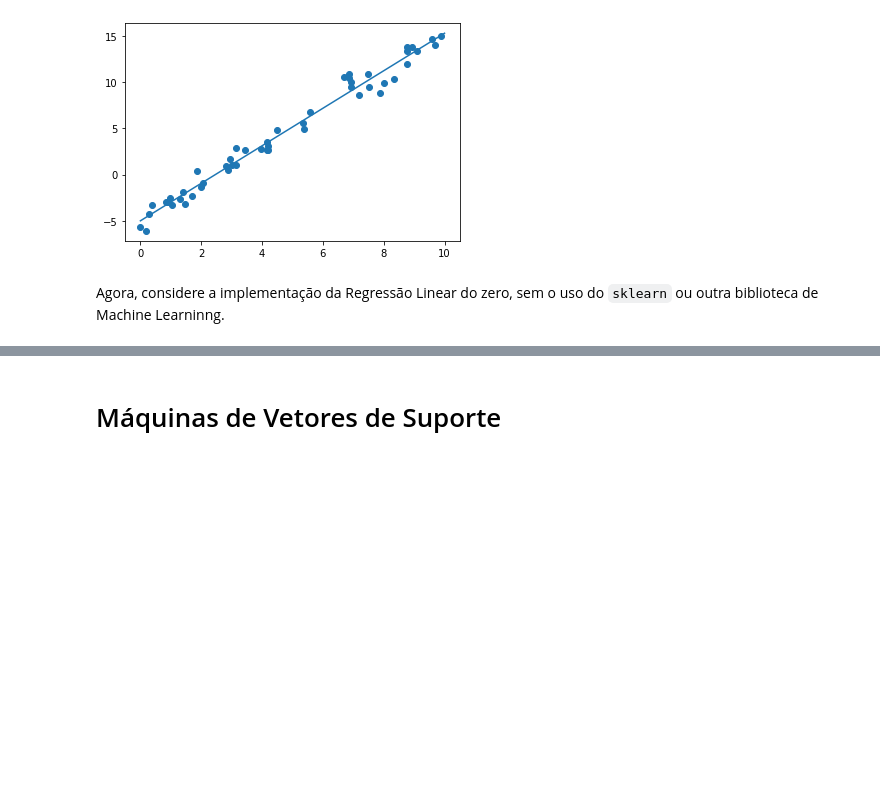
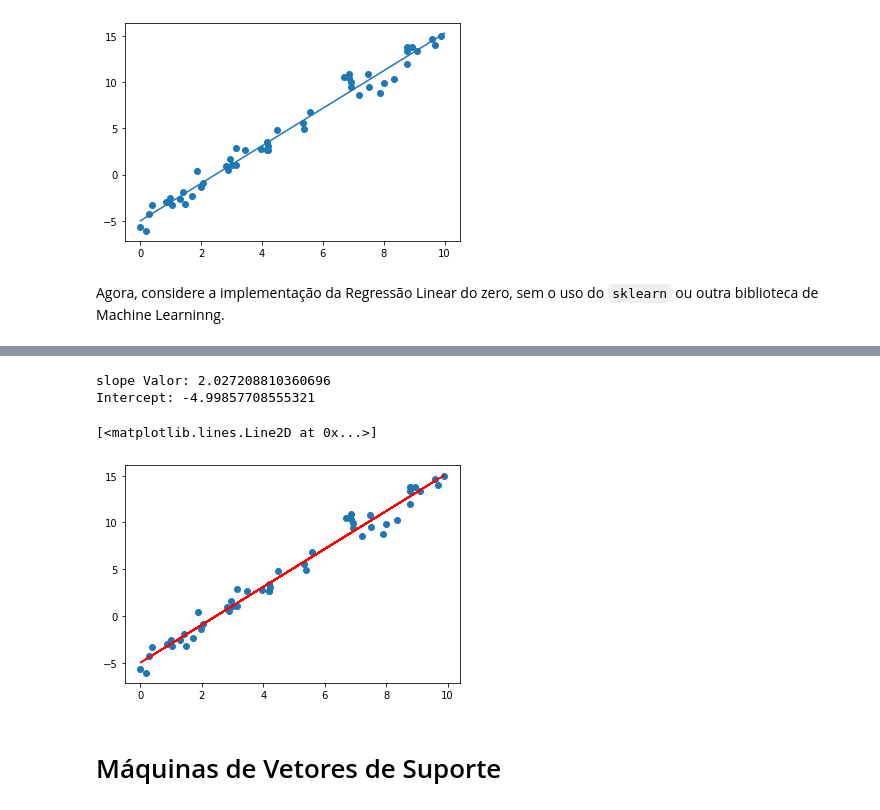
Before and after one commit to Jcss3/Estudos, a Jupyter notebook: Aprendizagem de Maquina/atividade1.ipynb, the cells around one changed output, grey strips where cells are left out. Drawn from its saved outputs; the diff is of its cells as text; code cells hidden in the pictures; blank space fills up the shorter version.

```diff
--- a/Aprendizagem de Maquina/atividade1.ipynb
+++ b/Aprendizagem de Maquina/atividade1.ipynb
@@ -198,0 +225,24 @@ Agora, considere a implementação da Regressão Linear do zero, sem o uso do `s
+# %%
+# valores necessarios para calcular o slope e o intercept
+
+# media das variaveis independentes
+xmean = df['x'].mean()
+
+# diferencça entre os valores e a media
+df['Diferenca x - xMedia'] = xmean - df['x']
+
+# diferença entre os valoers e a media, ao quadrado
+df['Quadrado da Diferenca X'] = df['Diferenca x - xMedia']**2
+
+# somatorio dessa difenreça ao quadrado
+somatorioX = df['Quadrado da Diferenca X'].sum()
+
+# media do target
+ymean = df['y'].mean()
+
+# diferenca entre os valores do target e sua media
+df['Diferenca Y - yMedia'] = ymean - df['y']
+
+# somatorio do produto das diferenças
+somatorioProdutoDiferencas = (df['Diferenca x - xMedia']*df['Diferenca Y - yMedia']).sum()
+df.head()
@@ -199,3 +256,18 @@ Agora, considere a implementação da Regressão Linear do zero, sem o uso do `s
+# %%
+slope = somatorioProdutoDiferencas/somatorioX
+print(f'slope Valor: {slope}')
+intercept = ymean - slope*xmean
+print(f'Intercept: {intercept}')
+# %% [output]
+slope Valor: 2.027208810360696
+Intercept: -4.99857708555321
+# %%
+linhaPredicao = slope*df['x'] + intercept
+plt.scatter(df['x'],df['y'])
+plt.plot(df['x'],linhaPredicao, 'r')
+# %% [output]
+[<matplotlib.lines.Line2D at 0x...>]
+[figure, added]
 # %% [markdown]
 # Máquinas de Vetores de Suporte
 # %% [markdown]
```
Also changed, not shown: parts of 8 cells of this notebook.
